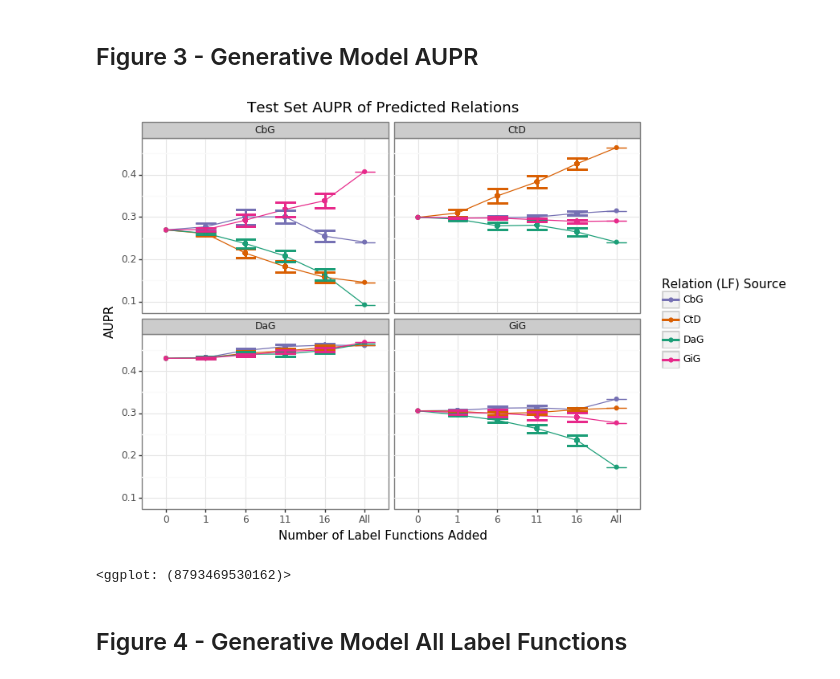
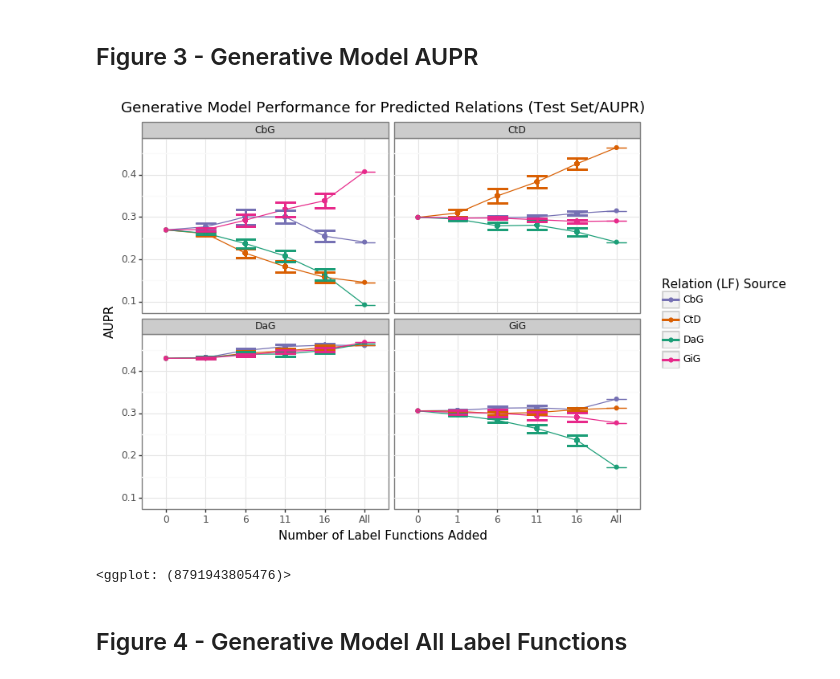
Before and after one commit to greenelab/snorkeling-full-text, a Jupyter notebook: figure_generation/01_figure_generation.ipynb, the cells around one changed output. Cells and saved outputs as stored; diff of their text form; code cells hidden in the pictures.

```diff
--- a/figure_generation/01_figure_generation.ipynb
+++ b/figure_generation/01_figure_generation.ipynb
@@ -98,36 +98,36 @@ g = (
     p9.ggplot(
         gen_model_performance_df
         >> ply.query("data_source=='abstract'")
         >> ply.query("model=='test'")
     )
     + p9.aes(
         x="lf_num",
         y="aupr_mean",
         ymin="aupr_lower_ci",
         ymax="aupr_upper_ci",
         group="label_source",
         color="label_source",
     )
     + p9.geom_point()
     + p9.geom_line()
     + p9.geom_errorbar()
     + p9.facet_wrap("~ prediction_label")
     + p9.theme_bw()
     + p9.theme(figure_size=(8, 6))
     + p9.scale_color_manual(values=color_map)
     + p9.labs(
-        title="Test Set AUPR of Predicted Relations",
+        title="Generative Model Performance for Predicted Relations (Test Set/AUPR)",
         color="Relation (LF) Source",
         x="Number of Label Functions Added",
         y="AUPR",
     )
 )
 g.save("output/figure_three.svg")
 g.save("output/figure_three.png", dpi=300)
 print(g)
 # %% [output]
-[figure, old version]
+[figure, new version]
-<ggplot: (8793469530162)>
+<ggplot: (8791943805476)>
 # %% [markdown]
 ## Figure 4 - Generative Model All Label Functions
 # %%
```
Also changed, not shown: parts of 6 cells of this notebook, 23 other files.
